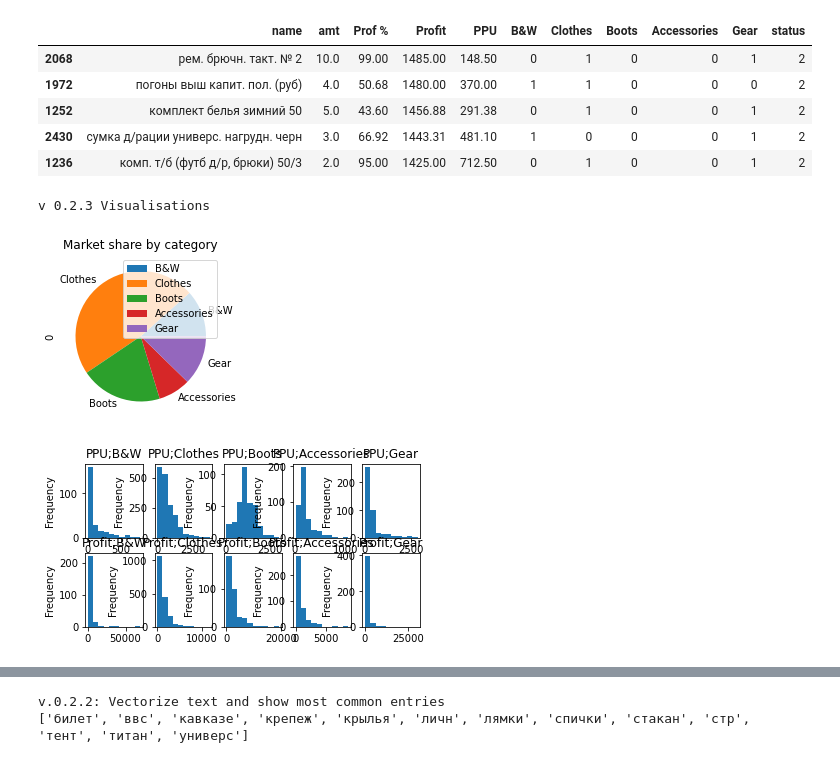
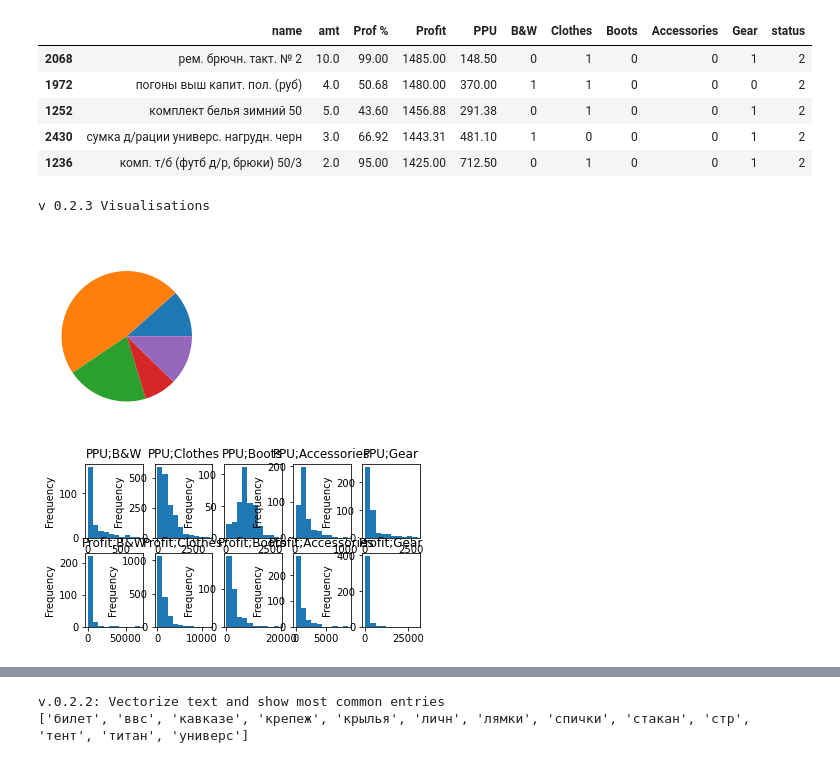
Before and after one commit to aleeusgr/fun, a Jupyter notebook: 1c-0.2.3.ipynb, the cells around one changed output, grey strips where cells are left out. Drawn from its saved outputs; the diff is of its cells as text; code cells hidden in the pictures.

Commit message:
fixed colors, added idea for new func

```diff
--- a/1c-0.2.3.ipynb
+++ b/1c-0.2.3.ipynb
@@ -20,7 +21,7 @@ plt.rcParams['figure.figsize'] = [20, 10]
 v 0.1: imports and options
 # %%
 print('v0.2.0: Load excel file')
-by_good = pd.read_excel('by_name.xls',skiprows=list(range(8)),header = 0,na_values=[' ']).fillna(0)
+by_good = pd.read_excel('/home/alex/HDD/workshop/archive/1C/by_name.xls',skiprows=list(range(8)),header = 0,na_values=[' ']).fillna(0)
 by_good = by_good.drop(columns = ['Unnamed: 1','Unnamed: 2'])
 by_good = by_good.rename(columns={'Unnamed: 0':'name','единица':'amt',
                                   'Сумма':'in','Сумма.1':'Out','Процент':'Prof %','Сумма.2':'Profit'})
@@ -113,30 +114,33 @@ Misprocessed
 # %%
 print('v 0.2.3 Visualisations')
 #       relative profit by category')
 plt.rcParams['figure.figsize'] = [6, 3]
 
 """
-Contras font color on labels
-Add plot labels
-Add % values in legend"""
+Add % values in legend
+"""
 
 totals = ()
 for name in kwd_by_cat:
     totals += df[df[name]==1]['Profit'].sum(),
-pd.DataFrame(totals,index = list(kwd_by_cat.keys())).plot.pie(y=0,title='Market share by category')
+
+
+plt.figure()
+plt.title('market share',fontdict={'color':'white'})
+plt.pie(totals,labels = list(kwd_by_cat.keys()), textprops={'color':'white'})
+plt.show()
 
 feats = ['PPU','Profit']#,'amt']
 
 fig, axes = plt.subplots(ncols=len(kwd_by_cat.keys()),
                          nrows=len(feats),)
 #                          figsize=(30,15),)
-
 for col,key in enumerate(kwd_by_cat.keys()):
     frame = df[df[key]==1]
     line=str(key)+': '
     for row,feat in enumerate(feats):
         frame[feat].plot.hist(ax=axes[row,col],title=str(feat)+';'+str(key))
 # %% [output]
 v 0.2.3 Visualisations
-[figure, old version]
+[figure, new version]
 [figure]
```
Also changed, not shown: parts of 6 cells of this notebook, 1 other file.
